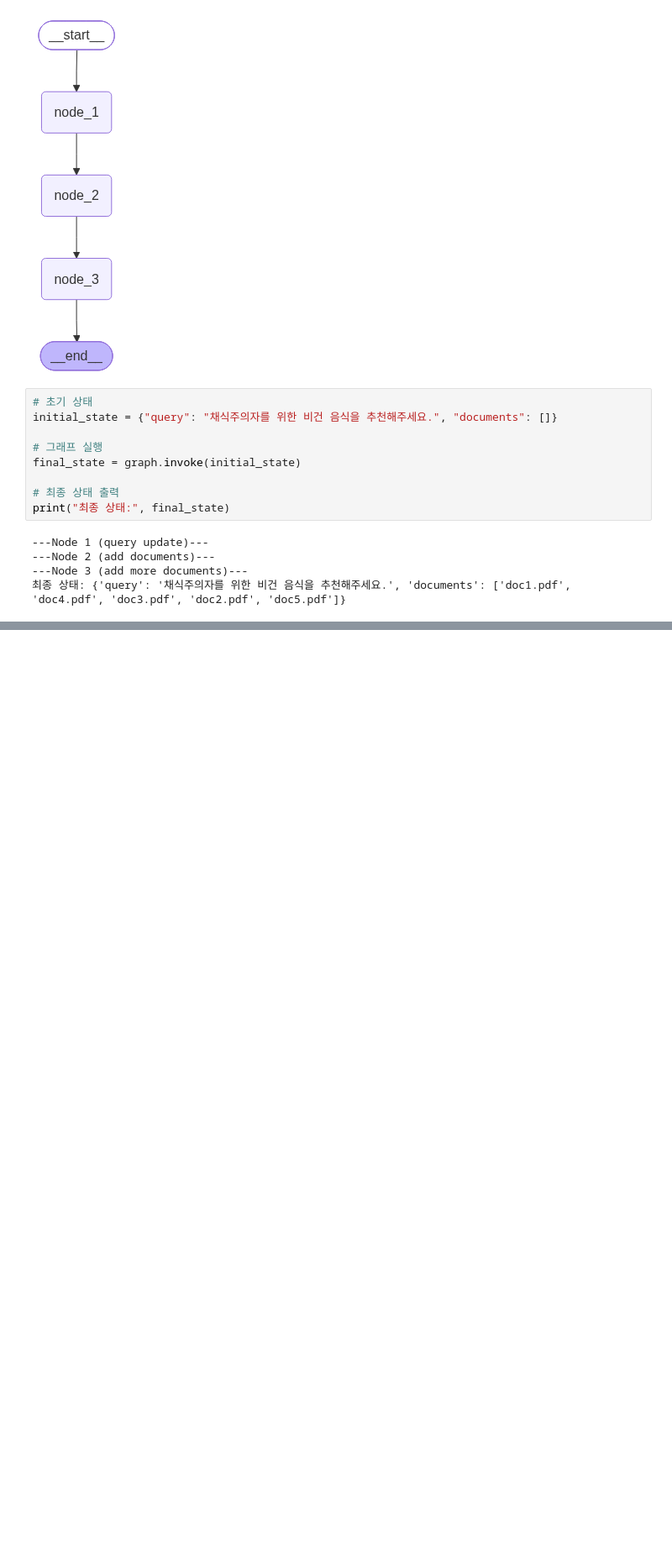
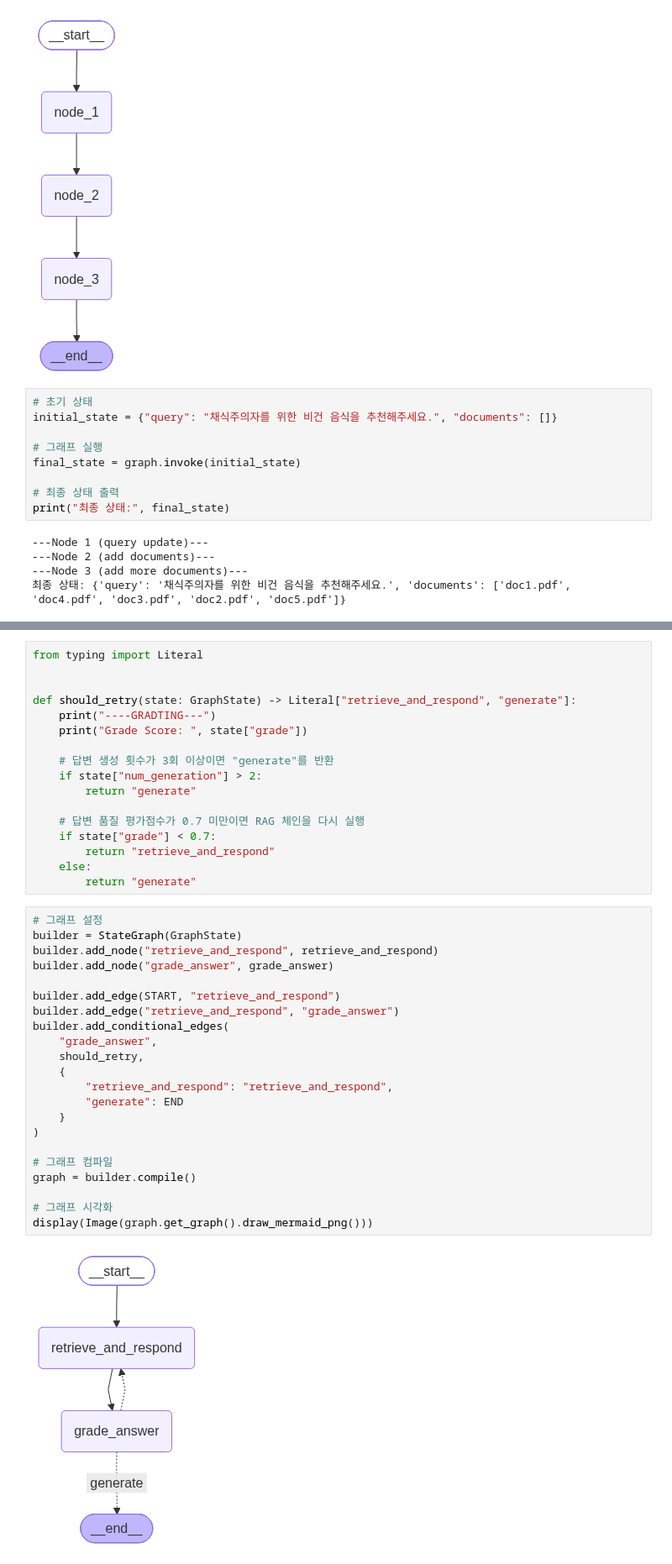
Before and after one commit to neverlish/Learned, a Jupyter notebook: llm/inflearn-aiagent-ragsystem-langgraph/04_LangGraph_MessageGraph.ipynb, the cells around one changed output, grey strips where cells are left out. Shown at 84% size. Cells and saved outputs as stored; diff of their text form; blank space fills up the shorter version.

Commit message:
4 - 29 메시지 그래프(Messages Graph) / 피드백 루프 (Feedback Loop) 활용하기

```diff
--- a/llm/inflearn-aiagent-ragsystem-langgraph/04_LangGraph_MessageGraph.ipynb
+++ b/llm/inflearn-aiagent-ragsystem-langgraph/04_LangGraph_MessageGraph.ipynb
@@ -197,0 +334,41 @@ print("최종 상태:", final_state)
+# %%
+from typing import Literal
+
+
+def should_retry(state: GraphState) -> Literal["retrieve_and_respond", "generate"]:
+    print("----GRADTING---")
+    print("Grade Score: ", state["grade"])
+
+    # 답변 생성 횟수가 3회 이상이면 "generate"를 반환
+    if state["num_generation"] > 2:
+        return "generate"
+
+    # 답변 품질 평가점수가 0.7 미만이면 RAG 체인을 다시 실행
+    if state["grade"] < 0.7:
+        return "retrieve_and_respond"
+    else:
+        return "generate"
+# %%
+# 그래프 설정
+builder = StateGraph(GraphState)
+builder.add_node("retrieve_and_respond", retrieve_and_respond)
+builder.add_node("grade_answer", grade_answer)
+
+builder.add_edge(START, "retrieve_and_respond")
+builder.add_edge("retrieve_and_respond", "grade_answer")
+builder.add_conditional_edges(
+    "grade_answer",
+    should_retry,
+    {
+        "retrieve_and_respond": "retrieve_and_respond",
+        "generate": END
+    }
+)
+
+# 그래프 컴파일
+graph = builder.compile()
+
+# 그래프 시각화
+display(Image(graph.get_graph().draw_mermaid_png()))
+# %% [output]
+[figure, added]
```
Also changed, not shown: parts of 7 cells of this notebook.
